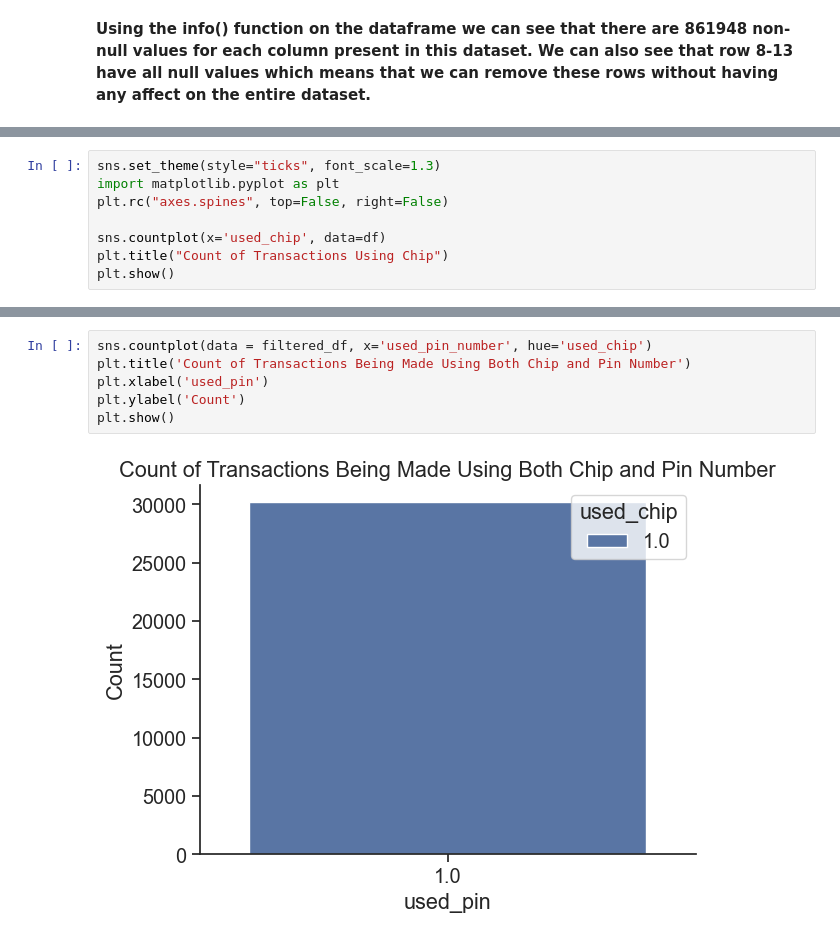
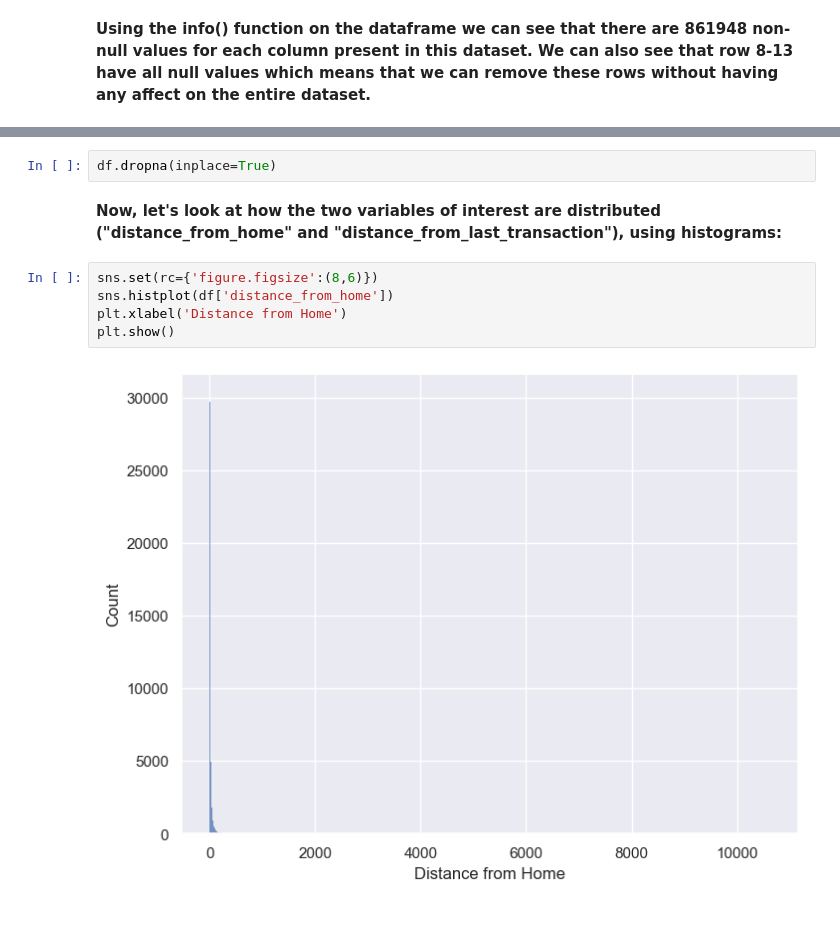
Before and after one commit to KarimKhalil33/CreditCard-Fraud-Data-Analysis, a Jupyter notebook: analysis/analysis3.ipynb, the cells around one changed output, grey strips where cells are left out. Drawn from its saved outputs; the diff is of its cells as text.

```diff
--- a/analysis/analysis3.ipynb
+++ b/analysis/analysis3.ipynb
@@ -59,8 +50,0 @@ memory usage: 95.3+ MB
-# %%
-sns.set_theme(style="ticks", font_scale=1.3)
-import matplotlib.pyplot as plt
-plt.rc("axes.spines", top=False, right=False)
-
-sns.countplot(x='used_chip', data=df)
-plt.title("Count of Transactions Using Chip")
-plt.show()
@@ -89,8 +51,11 @@ COUNT:  30186
-# %%
-sns.countplot(data = filtered_df, x='used_pin_number', hue='used_chip')
-plt.title('Count of Transactions Being Made Using Both Chip and Pin Number')
-plt.xlabel('used_pin')
-plt.ylabel('Count')
-plt.show()
-# %% [output]
-[figure, removed]
+# %%
+df.dropna(inplace=True)
+# %% [markdown]
+**Now, let's look at how the two variables of interest are distributed ("distance_from_home" and "distance_from_last_transaction"), using histograms:**
+# %%
+sns.set(rc={'figure.figsize':(8,6)})
+sns.histplot(df['distance_from_home'])
+plt.xlabel('Distance from Home')
+plt.show()
+# %% [output]
+[figure, added]
```
Also changed, not shown: parts of 22 cells of this notebook, 2 other files.
